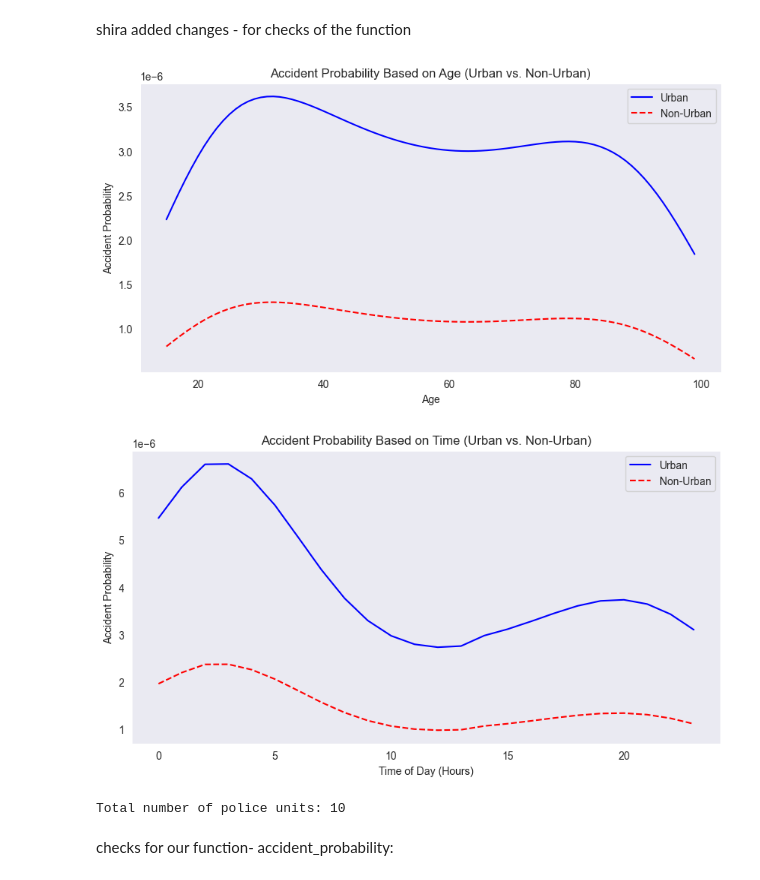
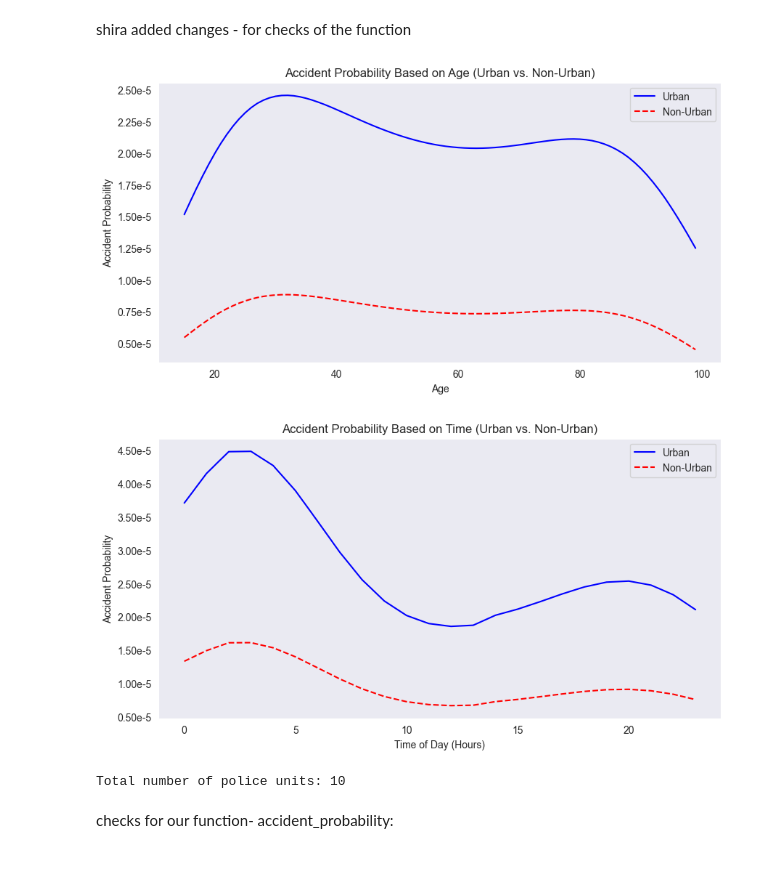
Before and after one commit to zaurusman/Project-RideShare, a Jupyter notebook: Generating_Data.ipynb, the cells around one changed output. Drawn from its saved outputs; the diff is of its cells as text; code cells hidden in the pictures.

```diff
--- a/Generating_Data.ipynb
+++ b/Generating_Data.ipynb
@@ -748,7 +742,18 @@ age_group_probs = np.array([0.1929, 0.1692, 0.1428, 0.1265, 0.1177, 0.1160, 0.13
 age_groups = np.array(['15-20', '21-24', '25-34', '35-44', '45-54', '55-64', '65+'])
 
 road_type_probs = np.array([0.2645, 0.7355])  # Non-Urban, Urban
-police_unit_probs = np.array([0.2059, 0.1998, 0.0422, 0.0565, 0.0893, 0.0772, 0.0787, 0.0598, 0.1052, 0.0853])
+police_unit_probs = np.array([
+    0.0515,
+    0.0228,
+    0.2867,
+    0.1974,
+    0.0351,
+    0.0290,
+    0.0371,
+    0.0398,
+    0.2228,
+    0.0779
+])
 hour_probs = np.array([
     0.0950, 0.1154, 0.1248, 0.1047, 0.0564, 0.0275, 0.0177, 0.0152,
     0.0139, 0.0142, 0.0144, 0.0164, 0.0185, 0.0183, 0.0201, 0.0208,
@@ -870,39 +875,51 @@ test_times = np.arange(0, 24, 1)
 # Compute accident probabilities for age (Urban and Non-Urban)
 age_probs_urban = [accident_probability(age, 18, "Urban", 2) for age in test_ages]
 age_probs_non_urban = [accident_probability(age, 18, "Non-Urban", 2) for age in test_ages]
 
 # Compute accident probabilities for time (Urban and Non-Urban)
 time_probs_urban = [accident_probability(30, time, "Urban", 2) for time in test_times]
 time_probs_non_urban = [accident_probability(30, time, "Non-Urban", 2) for time in test_times]
 
 # Plot probability trends for Age (Urban vs. Non-Urban in the same graph)
 plt.figure(figsize=(10, 5))
 plt.plot(test_ages, age_probs_urban, label="Urban", linestyle='-', color='blue')
 plt.plot(test_ages, age_probs_non_urban, label="Non-Urban", linestyle='--', color='red')
 plt.xlabel("Age")
-plt.ylabel("Accident Probability")
+plt.ylabel("Accident Probability")  # Keep this as is. We're modifying the *tick labels*, not the axis label itself
 plt.title("Accident Probability Based on Age (Urban vs. Non-Urban)")
 plt.legend()
 plt.grid()
-plt.show()
+
+#  vvvvvv   ADD THESE LINES HERE   vvvvvv
+current_values = plt.gca().get_yticks()
+plt.gca().set_yticklabels(['{:.2f}e-5'.format(x / 1e-5) for x in current_values])
+#  ^^^^^^   ADD THESE LINES HERE   ^^^^^^
+
+plt.show() # Keep plt.show() AFTER the yticklabels are set!
 
 # Plot probability trends for Time (Urban vs. Non-Urban in the same graph)
 plt.figure(figsize=(10, 5))
 plt.plot(test_times, time_probs_urban, label="Urban", linestyle='-', color='blue')
 plt.plot(test_times, time_probs_non_urban, label="Non-Urban", linestyle='--', color='red')
 plt.xlabel("Time of Day (Hours)")
-plt.ylabel("Accident Probability")
+plt.ylabel("Accident Probability") # Keep this as is. We're modifying the *tick labels*, not the axis label itself
 plt.title("Accident Probability Based on Time (Urban vs. Non-Urban)")
 plt.legend()
 plt.grid()
-plt.show()
+
+#  vvvvvv   ADD THESE LINES HERE   vvvvvv
+current_values = plt.gca().get_yticks()
+plt.gca().set_yticklabels(['{:.2f}e-5'.format(x / 1e-5) for x in current_values])
+#  ^^^^^^   ADD THESE LINES HERE   ^^^^^^
+
+plt.show() # Keep plt.show() AFTER the yticklabels are set!
 
 # Print the total number of police units
 num_police_units = len(police_unit_probs)
 print(f"Total number of police units: {num_police_units}")
 # %% [output]
-[figure, old version]
+[figure, new version]
-[figure, old version]
+[figure, new version]
 Total number of police units: 10
 # %% [markdown]
 checks for our function- accident_probability:
```
Also changed, not shown: parts of 11 cells of this notebook.
